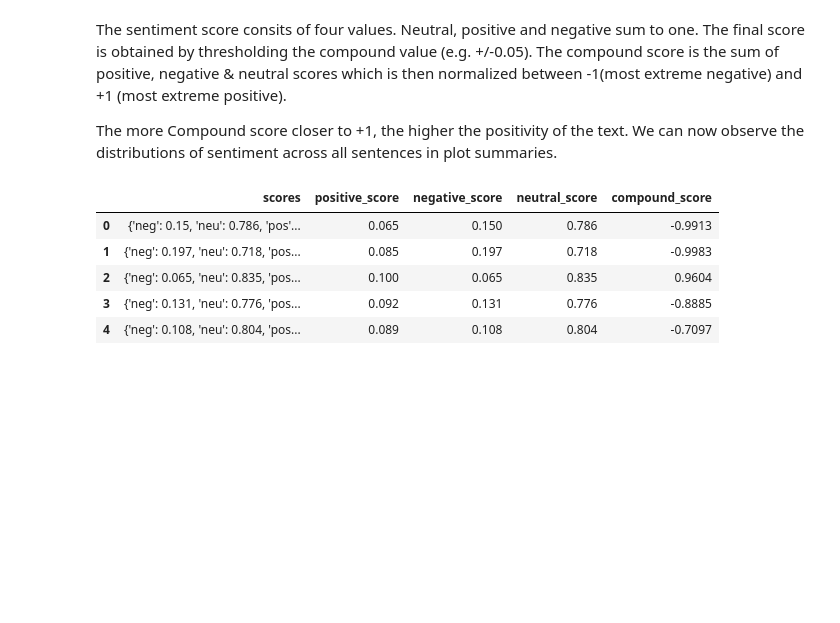
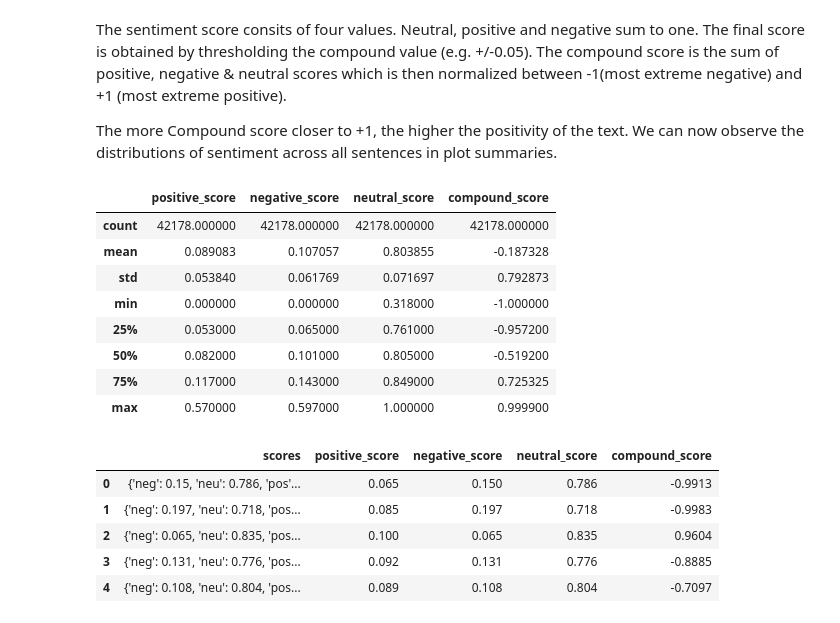
Before and after one commit to salome-baup/ada-2022-project-adaccord, a Jupyter notebook: EDA_Preprocess_Models.ipynb, the cells around one changed output. Saved outputs shown, nothing was run; the diff lists cells and outputs as text; code cells hidden in the pictures; blank space fills up the shorter version.

Commit message:
describe sentiments

```diff
--- a/EDA_Preprocess_Models.ipynb
+++ b/EDA_Preprocess_Models.ipynb
@@ -1230,6 +1230,18 @@ movies['positive_score'] = movies['scores'].apply(lambda score_dict: score_dict[
 movies['negative_score'] = movies['scores'].apply(lambda score_dict: score_dict['neg'])
 movies['neutral_score'] = movies['scores'].apply(lambda score_dict: score_dict['neu'])
 movies['compound_score'] = movies['scores'].apply(lambda score_dict: score_dict['compound'])
+# %%
+movies[['scores','positive_score','negative_score', 'neutral_score','compound_score']].describe()
+# %% [output]
+|  | positive_score | negative_score | neutral_score | compound_score |
+| count | 42178.000000 | 42178.000000 | 42178.000000 | 42178.000000 |
+| mean | 0.089083 | 0.107057 | 0.803855 | -0.187328 |
+| std | 0.053840 | 0.061769 | 0.071697 | 0.792873 |
+| min | 0.000000 | 0.000000 | 0.318000 | -1.000000 |
+| 25% | 0.053000 | 0.065000 | 0.761000 | -0.957200 |
+| 50% | 0.082000 | 0.101000 | 0.805000 | -0.519200 |
+| 75% | 0.117000 | 0.143000 | 0.849000 | 0.725325 |
+| max | 0.570000 | 0.597000 | 1.000000 | 0.999900 |
 # %%
 movies[['scores','positive_score','negative_score', 'neutral_score','compound_score']].head()
 # %% [output]
```
